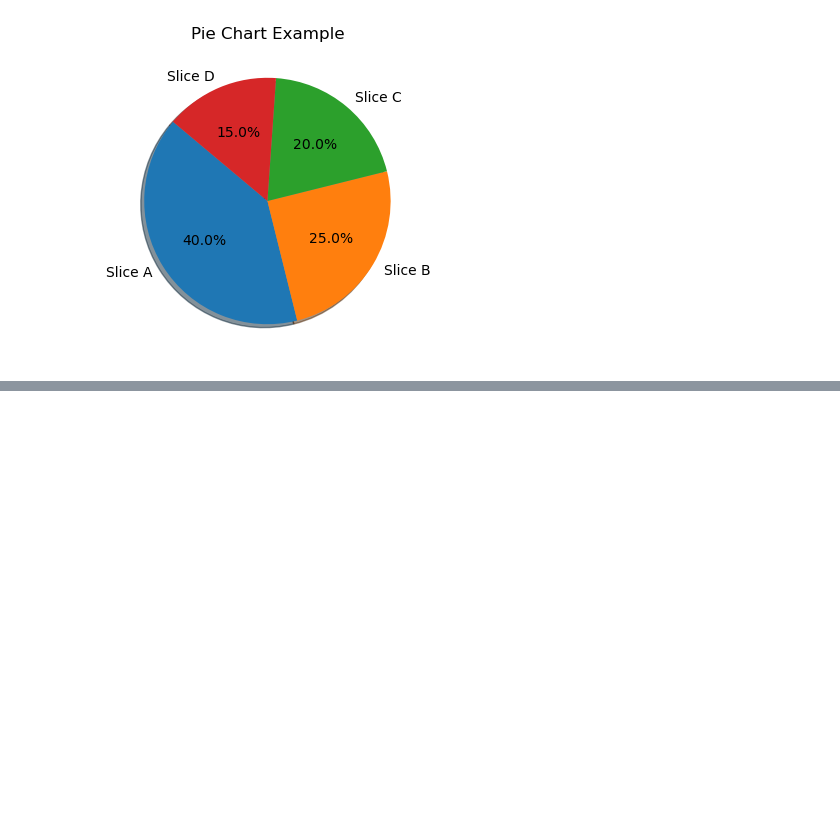
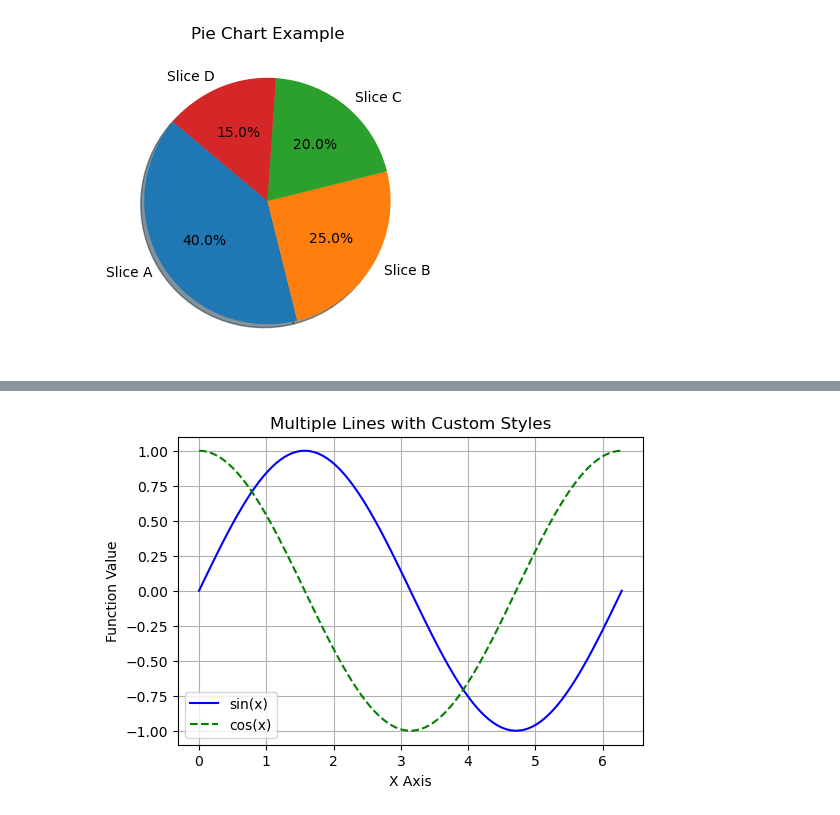
Before and after one commit to Pavanmahesh1432/Python_AgenticAI, a Jupyter notebook: Matplotlib_handson.ipynb, the cells around one changed output, grey strips where cells are left out. Drawn from its saved outputs; the diff is of its cells as text; code cells hidden in the pictures; blank space fills up the shorter version.

```diff
--- a/Matplotlib_handson.ipynb
+++ b/Matplotlib_handson.ipynb
@@ -156,0 +165,18 @@ plt.show()
+# %%
+# -----------------------------------------------------------------------
+# 3.1 TITLES, LABELS, LEGENDS, COLORS, AND LINE STYLES
+# -----------------------------------------------------------------------
+# Example with multiple lines, customizing styles
+plt.figure(figsize=(6, 4))
+plt.plot(x, np.sin(x), label='sin(x)', color='blue', linestyle='-')
+plt.plot(x, np.cos(x), label='cos(x)', color='green', linestyle='--')
+
+# Adding title, x/y labels, legend
+plt.title("Multiple Lines with Custom Styles")
+plt.xlabel("X Axis")
+plt.ylabel("Function Value")
+plt.legend()
+plt.grid(True)
+plt.show()
+# %% [output]
+[figure, added]
```
Also changed, not shown: parts of 14 cells of this notebook.
